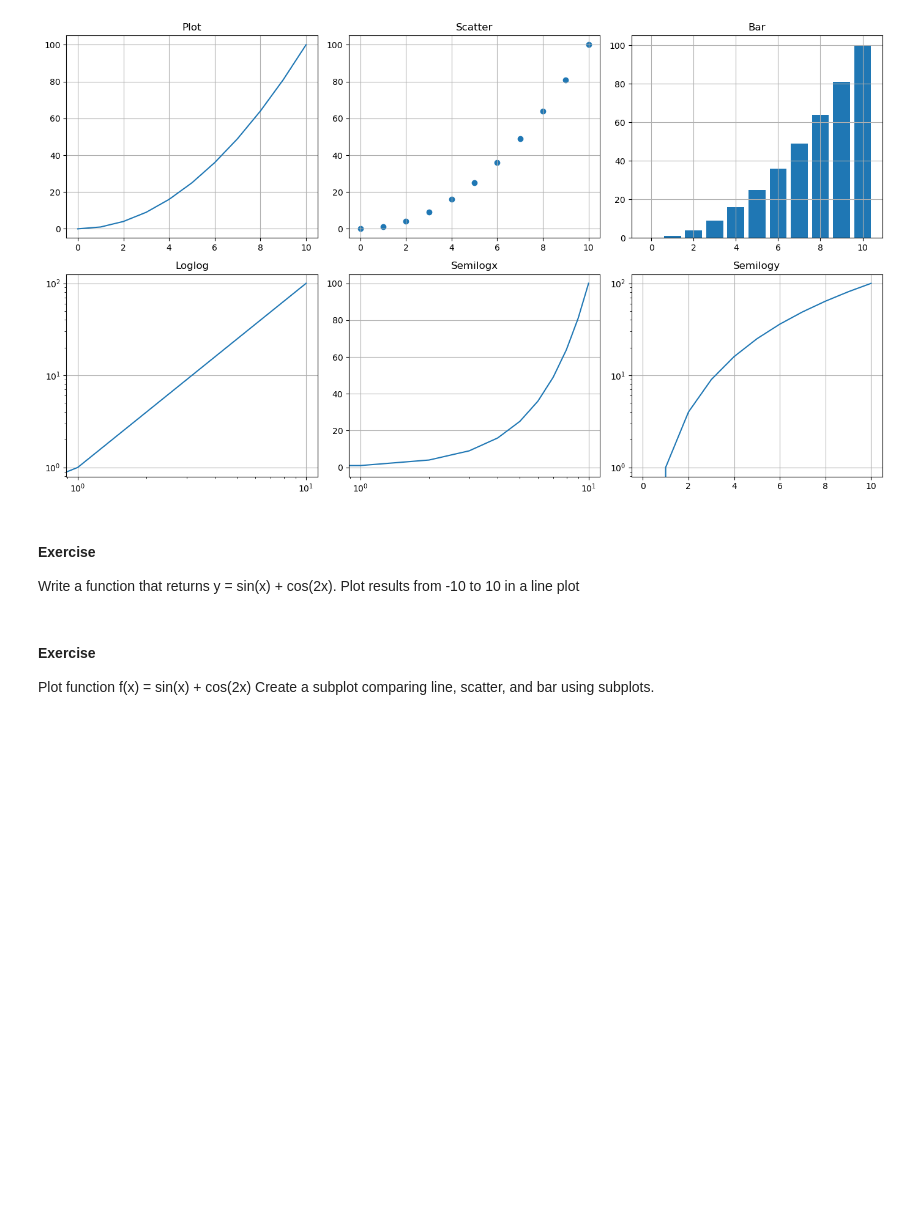
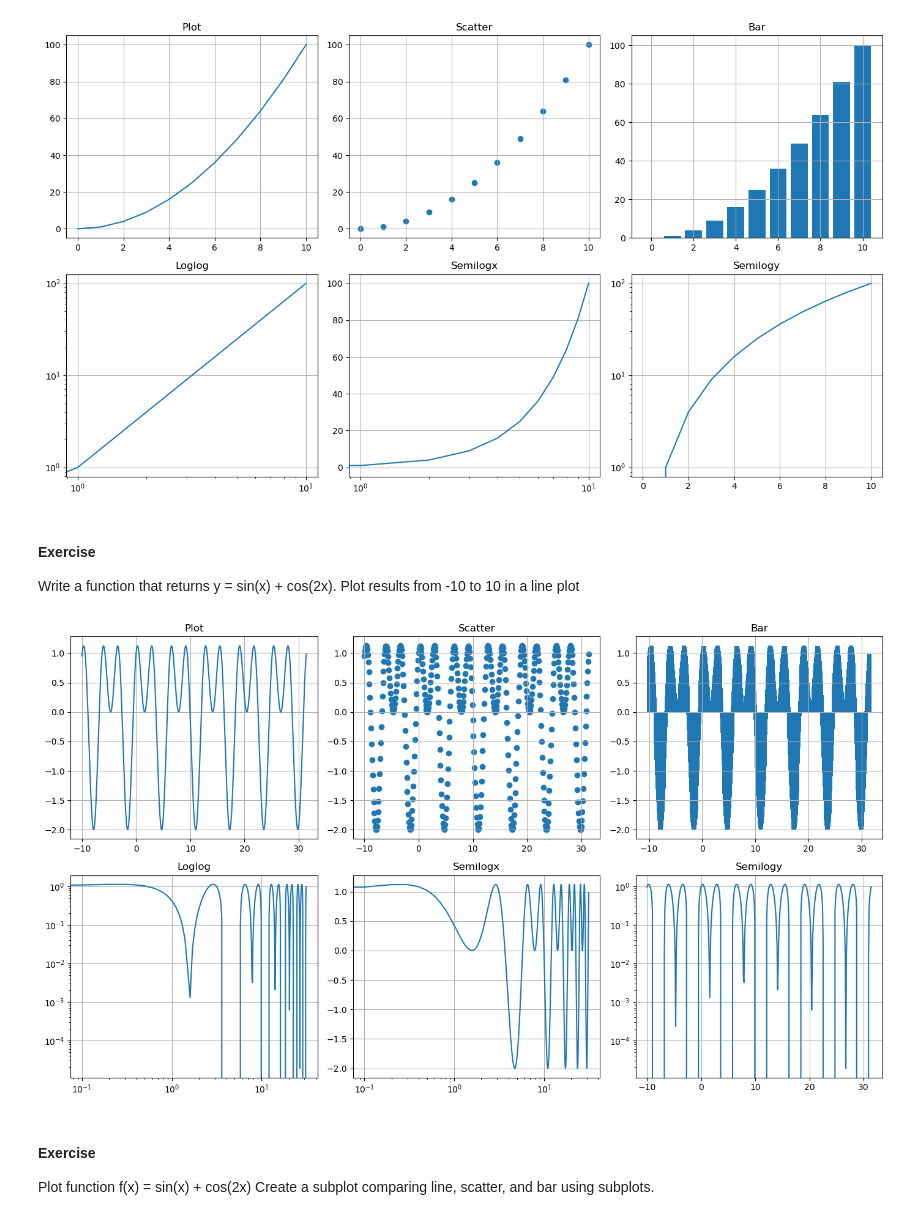
Before and after one commit to dyaoch/dyaochSU_MEGR2810_FQ25, a Jupyter notebook: Lecture 6 - Python Plotting.ipynb, the cells around one changed output. Cells and saved outputs as stored; diff of their text form; code cells hidden in the pictures; blank space fills up the shorter version.

```diff
--- a/Lecture 6 - Python Plotting.ipynb
+++ b/Lecture 6 - Python Plotting.ipynb
@@ -296,6 +317,23 @@ Write a function that returns y = sin(x) + cos(2x).
 Plot results from -10 to 10 in a line plot
 # %%
 # Your code here.
+import matplotlib.pyplot as plt
+import numpy as np
+
+x = np.arange(-10, 10*np.pi, 0.1)          # Defining x as a range of -10, 10 in steps of 0.1
+y = np.sin(x) + np.cos(2 * x)              # Using numpy to set the trig functions
+
+plt.figure(figsize=(14,8))
+plt.subplot(2, 3, 1); plt.plot(x, y); plt.title('Plot'); plt.grid()             # Subplot is used to configure the placement of the graphs (# of rows, # of columns, position of plot)
+plt.subplot(2, 3, 2); plt.scatter(x, y); plt.title('Scatter'); plt.grid()
+plt.subplot(2, 3, 3); plt.bar(x, y); plt.title('Bar'); plt.grid()
+plt.subplot(2, 3, 4); plt.loglog(x, y); plt.title('Loglog'); plt.grid()
+plt.subplot(2, 3, 5); plt.semilogx(x, y); plt.title('Semilogx'); plt.grid()
+plt.subplot(2, 3, 6); plt.semilogy(x, y); plt.title('Semilogy'); plt.grid()
+plt.tight_layout()
+plt.show()
+# %% [output]
+[figure, added]
 # %% [markdown]
 #### Exercise
 Plot function f(x) = sin(x) + cos(2x)
```
Also changed, not shown: parts of 7 cells of this notebook.
